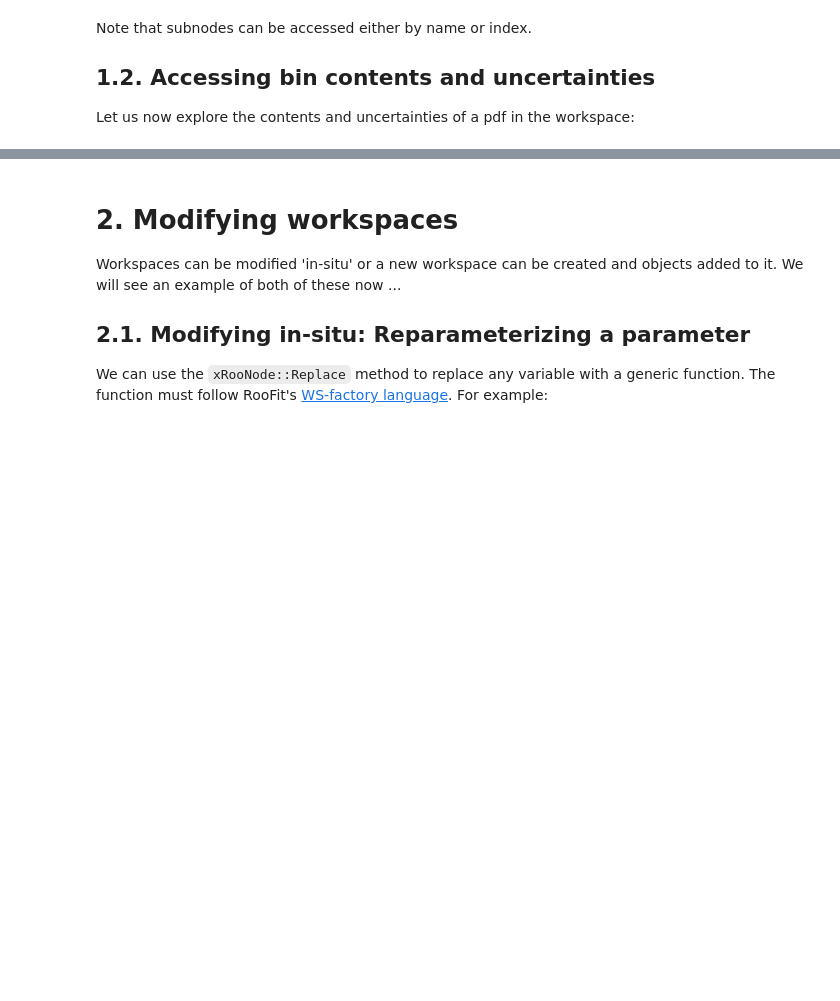
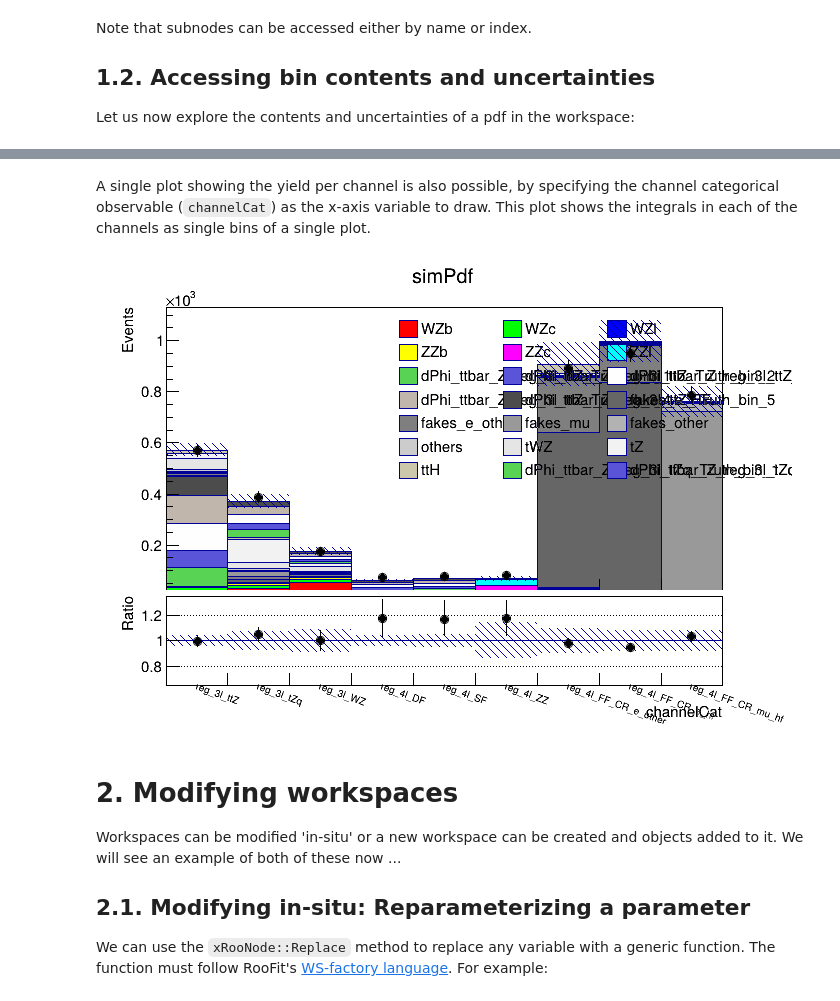
Before and after one commit to will-cern/statanalysis-binder-demo, a Jupyter notebook: index.ipynb, the cells around one changed output, grey strips where cells are left out. Cells and saved outputs as stored; diff of their text form; code cells hidden in the pictures; blank space fills up the shorter version.

```diff
--- a/index.ipynb
+++ b/index.ipynb
@@ -97,3 +107,11 @@ c.Draw()
+# %% [markdown]
+A single plot showing the yield per channel is also possible, by specifying the channel categorical observable (`channelCat`) as the x-axis variable to draw. This plot shows the integrals in each of the channels as single bins of a single plot.
+# %%
+c = ROOT.TCanvas()
+w["pdfs/simPdf"].Draw("eratio;x=channelCat")
+c.Draw()
+# %% [output]
+[figure, added]
 # %% [markdown]
 # 2. Modifying workspaces
 
```
Also changed, not shown: parts of 17 cells of this notebook.
